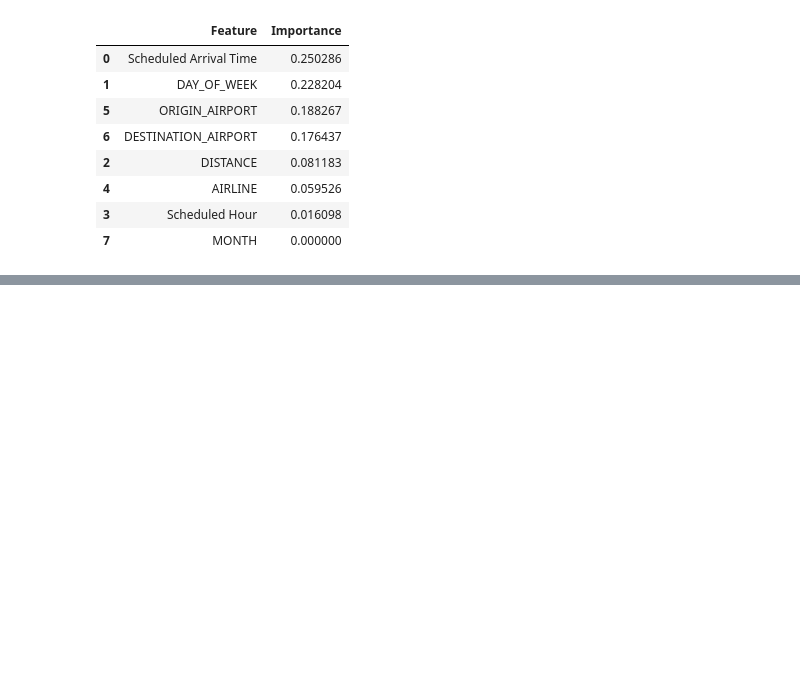
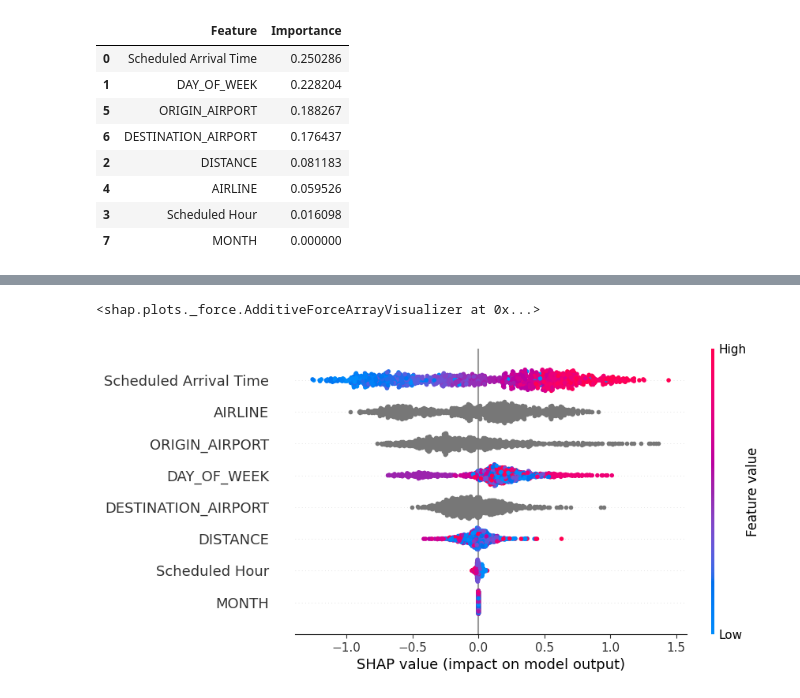
Before and after one commit to juggled/2015-airplane-mavenanalytics, a Jupyter notebook: src/comparison.ipynb, the cells around one changed output, grey strips where cells are left out. Saved outputs shown, nothing was run; the diff lists cells and outputs as text; code cells hidden in the pictures; blank space fills up the shorter version.

Commit message:
Update comparison to show values of ONLY CatBoost

```diff
--- a/src/comparison.ipynb
+++ b/src/comparison.ipynb
@@ -182,3 +184,40 @@ compare_fig.update_layout(
 
 # Show user
 compare_fig.show()
+# %%
+catboost_load = catboost.CatBoost()
+catboost_load.load_model('../model/catboost_model')
+explainer = shap.TreeExplainer(catboost_load)
+# %%
+# Read
+df = pd.read_csv('../data/01-raw/flights.csv')
+
+# Date things
+df['Date'] = pd.to_datetime(df[['YEAR', 'MONTH', 'DAY']])
+df['Schedule Delay'] = df['DEPARTURE_DELAY'] + df['ARRIVAL_DELAY']
+
+# If it's NA, then the flight was cancelled
+df.dropna(subset= ['DEPARTURE_DELAY', 'ARRIVAL_DELAY', 'Schedule Delay'], inplace = True)
+
+# Convert the time
+df['Scheduled Hour'] = (df['SCHEDULED_TIME'] // 100).astype(int)
+df['Scheduled Arrival Time'] = (df['SCHEDULED_ARRIVAL'] // 100).astype(int)
+
+# Categorize it, where 15m is usually considered the standard if a flight is delayed or not
+df['Delayed or not'] = np.where(
+    (df['DEPARTURE_DELAY'] < 15) & (df['ARRIVAL_DELAY'] < 15),
+    'Not delayed',
+    'Delayed'
+)
+
+# Convert to 0 and 1
+df['Is_Delayed'] = (df['Delayed or not'] == 'Delayed').astype(int)
+
+# Force cast to float
+df['DISTANCE'] = df['DISTANCE'].astype(float)
+
+# Sample so it doesn't crash
+model_feature_order = catboost_load.feature_names_
+feature_list = cb_df['Feature'].tolist()
+sample_df = df[model_feature_order].sample(n=1000).copy()
+sample_df
@@ -184,0 +243,11 @@ compare_fig.show()
+# %%
+# Get values
+shap_values = explainer(sample_df)
+shap.plots.force(shap_values[:, :, 0])
+# %% [output]
+<shap.plots._force.AdditiveForceArrayVisualizer at 0x...>
+# %%
+# Bee Swarm
+shap.plots.beeswarm(shap_values[:, :, 0])
+# %% [output]
+[figure, added]
```
Also changed, not shown: parts of 3 cells of this notebook.
